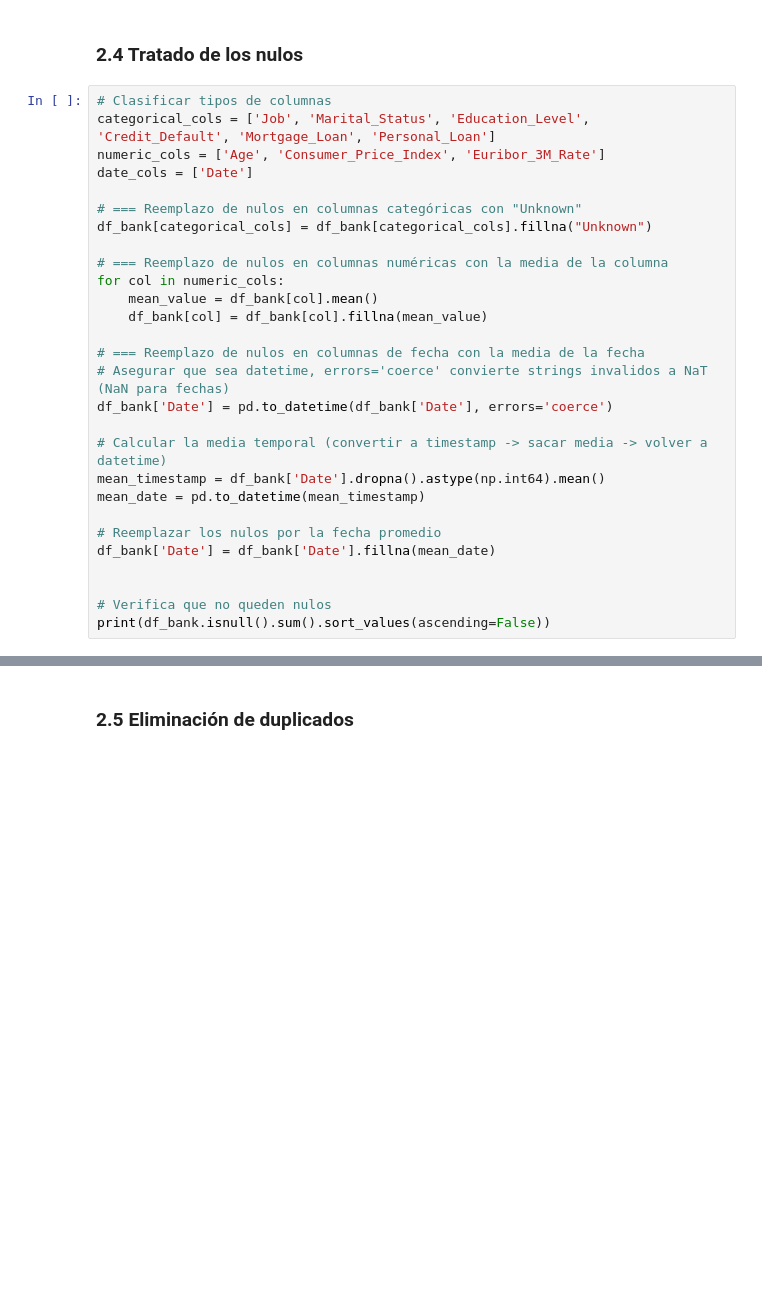
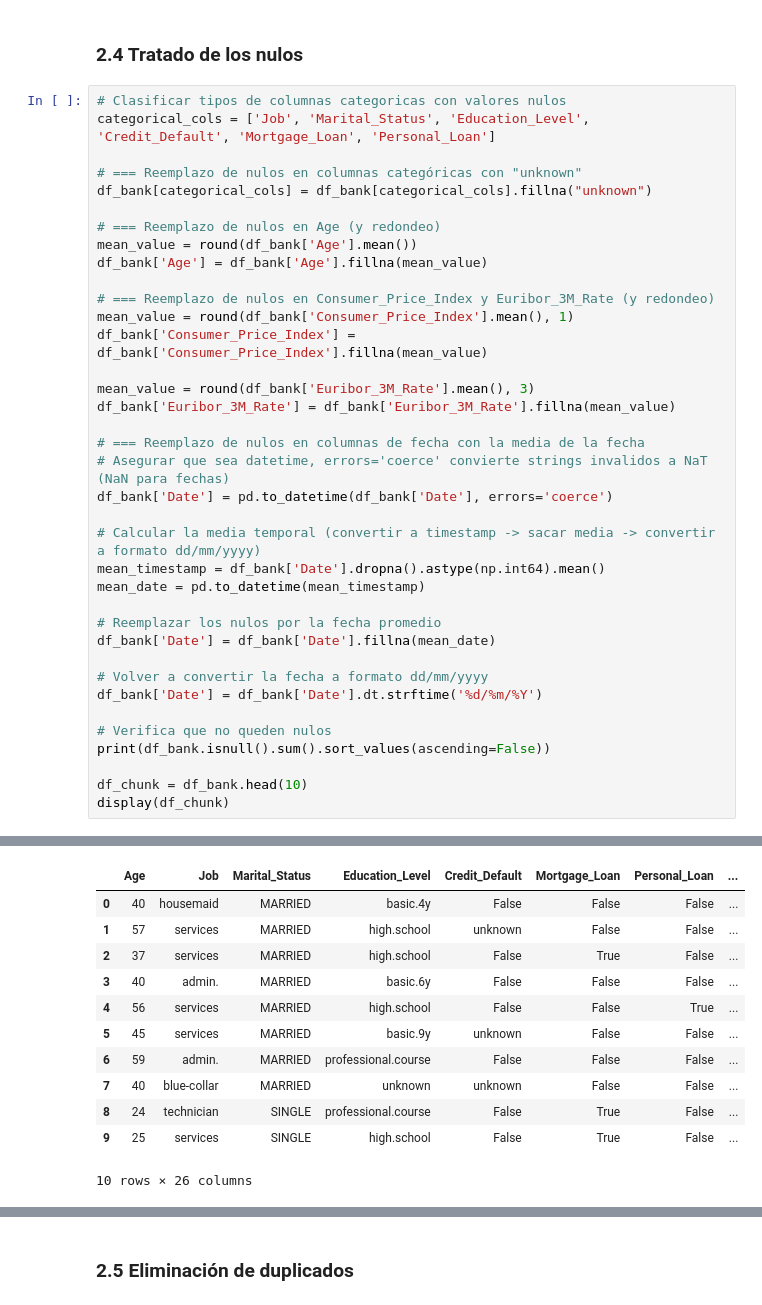
Before and after one commit to mck21/bank-customer-analytics, a Jupyter notebook: notebooks/EDA_bank_customers.ipynb, the cells around one changed output, grey strips where cells are left out. Drawn from its saved outputs; the diff is of its cells as text; blank space fills up the shorter version.

Commit message:
fix reformat for columns transformation

```diff
--- a/notebooks/EDA_bank_customers.ipynb
+++ b/notebooks/EDA_bank_customers.ipynb
@@ -230,33 +326,42 @@ dtype: int64
 # %% [markdown]
 ### 2.4 Tratado de los nulos
 # %%
-# Clasificar tipos de columnas
+# Clasificar tipos de columnas categoricas con valores nulos
 categorical_cols = ['Job', 'Marital_Status', 'Education_Level', 'Credit_Default', 'Mortgage_Loan', 'Personal_Loan']
-numeric_cols = ['Age', 'Consumer_Price_Index', 'Euribor_3M_Rate']
-date_cols = ['Date']
 
-# === Reemplazo de nulos en columnas categóricas con "Unknown"
-df_bank[categorical_cols] = df_bank[categorical_cols].fillna("Unknown")
+# === Reemplazo de nulos en columnas categóricas con "unknown"
+df_bank[categorical_cols] = df_bank[categorical_cols].fillna("unknown")
 
-# === Reemplazo de nulos en columnas numéricas con la media de la columna
-for col in numeric_cols:
-    mean_value = df_bank[col].mean()
-    df_bank[col] = df_bank[col].fillna(mean_value)
+# === Reemplazo de nulos en Age (y redondeo)
+mean_value = round(df_bank['Age'].mean())
+df_bank['Age'] = df_bank['Age'].fillna(mean_value)
+
+# === Reemplazo de nulos en Consumer_Price_Index y Euribor_3M_Rate (y redondeo)
+mean_value = round(df_bank['Consumer_Price_Index'].mean(), 1)
+df_bank['Consumer_Price_Index'] = df_bank['Consumer_Price_Index'].fillna(mean_value)
+
+mean_value = round(df_bank['Euribor_3M_Rate'].mean(), 3)
+df_bank['Euribor_3M_Rate'] = df_bank['Euribor_3M_Rate'].fillna(mean_value)
 
 # === Reemplazo de nulos en columnas de fecha con la media de la fecha
 # Asegurar que sea datetime, errors='coerce' convierte strings invalidos a NaT (NaN para fechas)
 df_bank['Date'] = pd.to_datetime(df_bank['Date'], errors='coerce')
 
-# Calcular la media temporal (convertir a timestamp -> sacar media -> volver a datetime)
+# Calcular la media temporal (convertir a timestamp -> sacar media -> convertir a formato dd/mm/yyyy)
 mean_timestamp = df_bank['Date'].dropna().astype(np.int64).mean()
 mean_date = pd.to_datetime(mean_timestamp)
 
 # Reemplazar los nulos por la fecha promedio
 df_bank['Date'] = df_bank['Date'].fillna(mean_date)
 
+# Volver a convertir la fecha a formato dd/mm/yyyy
+df_bank['Date'] = df_bank['Date'].dt.strftime('%d/%m/%Y')
 
 # Verifica que no queden nulos
 print(df_bank.isnull().sum().sort_values(ascending=False))
+
+df_chunk = df_bank.head(10)
+display(df_chunk)
 # %% [output]
 Age                          0
 Job                          0
@@ -277,4 +382,16 @@ Coordinates                  0
 dtype: int64
+|  | Age | Job | Marital_Status | Education_Level | Credit_Default | Mortgage_Loan | Personal_Loan | ... |
+| 0 | 40 | housemaid | MARRIED | basic.4y | False | False | False | ... |
+| 1 | 57 | services | MARRIED | high.school | unknown | False | False | ... |
+| 2 | 37 | services | MARRIED | high.school | False | True | False | ... |
+| 3 | 40 | admin. | MARRIED | basic.6y | False | False | False | ... |
+| 4 | 56 | services | MARRIED | high.school | False | False | True | ... |
+| 5 | 45 | services | MARRIED | basic.9y | unknown | False | False | ... |
+| 6 | 59 | admin. | MARRIED | professional.course | False | False | False | ... |
+| 7 | 40 | blue-collar | MARRIED | unknown | unknown | False | False | ... |
+| 8 | 24 | technician | SINGLE | professional.course | False | True | False | ... |
+| 9 | 25 | services | SINGLE | high.school | False | True | False | ... |
+10 rows × 26 columns
 # %%
 # Información básica de los datos de clientes
 print("=== Información de Datos de Clientes ===")
```
Also changed, not shown: parts of 10 cells of this notebook, 3 other files.
